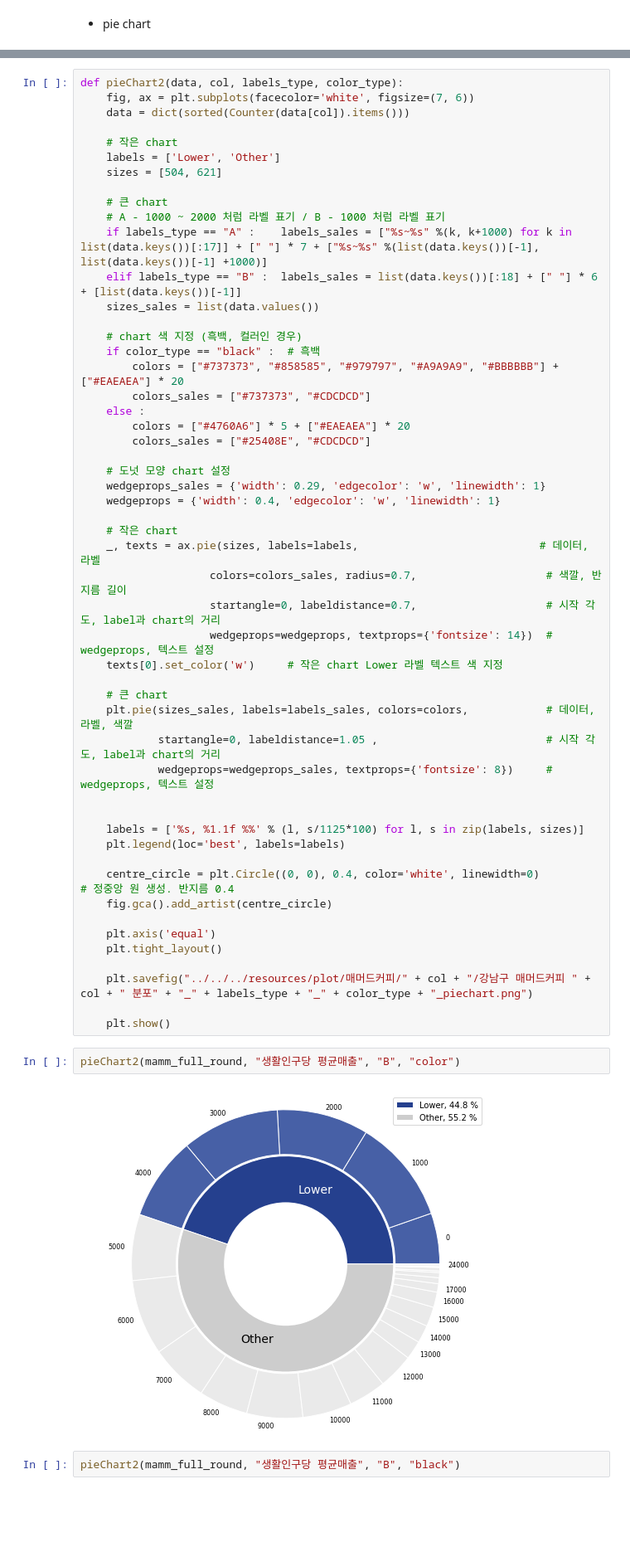
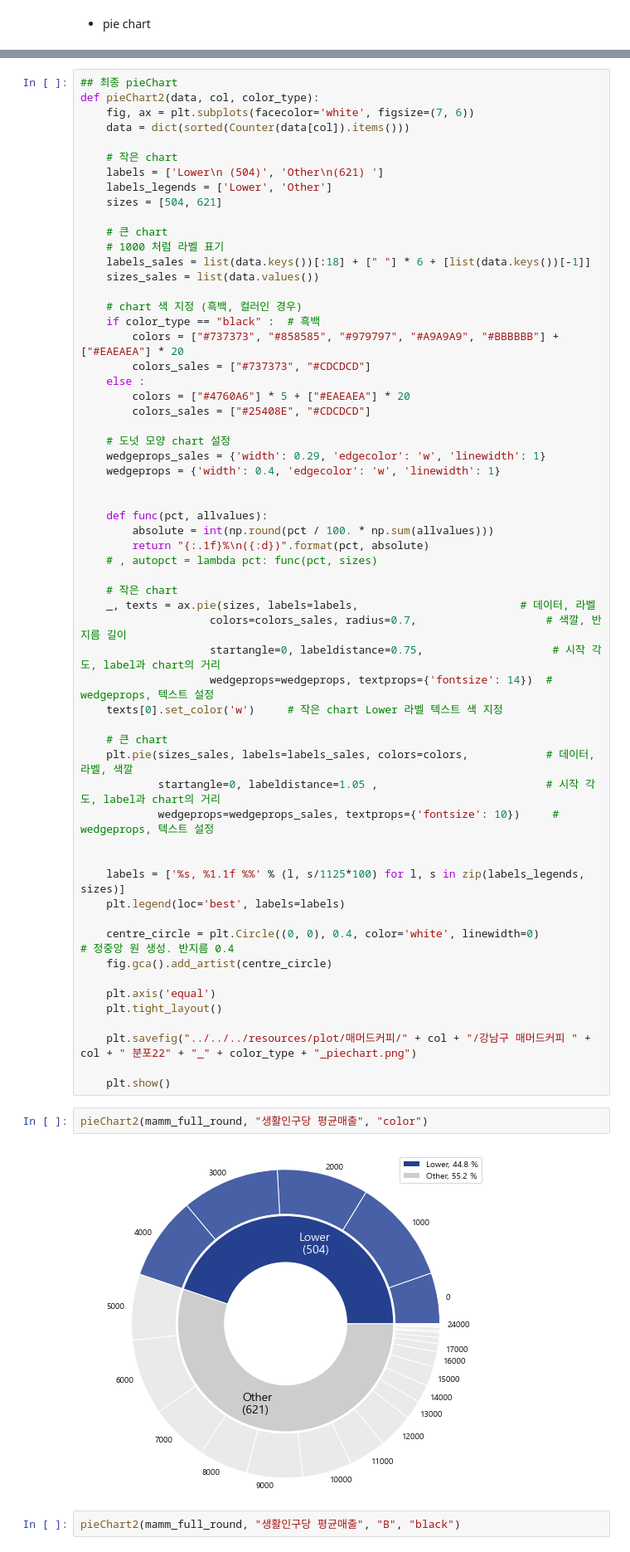
Before and after one commit to POSdata-Sales-Prediction/Store-operation-consulting, a Jupyter notebook: Modeling/Sub2/plot.ipynb, the cells around one changed output, grey strips where cells are left out. Shown: that part at 83% size. Drawn from its saved outputs; the diff is of its cells as text; blank space fills up the shorter version.

Commit message:
[22.09.21] pie plot 코드 수정

```diff
--- a/Modeling/Sub2/plot.ipynb
+++ b/Modeling/Sub2/plot.ipynb
@@ -158,18 +188,19 @@ pieChart(mamm_full_round, "생활인구당 평균매출")
 # %% [output]
 [figure]
 # %%
-def pieChart2(data, col, labels_type, color_type):
+## 최종 pieChart
+def pieChart2(data, col, color_type):
     fig, ax = plt.subplots(facecolor='white', figsize=(7, 6))
     data = dict(sorted(Counter(data[col]).items()))
 
     # 작은 chart
-    labels = ['Lower', 'Other']
+    labels = ['Lower\n (504)', 'Other\n(621) ']
+    labels_legends = ['Lower', 'Other']
     sizes = [504, 621]
 
     # 큰 chart
-    # A - 1000 ~ 2000 처럼 라벨 표기 / B - 1000 처럼 라벨 표기
-    if labels_type == "A" :    labels_sales = ["%s~%s" %(k, k+1000) for k in list(data.keys())[:17]] + [" "] * 7 + ["%s~%s" %(list(data.keys())[-1], list(data.keys())[-1] +1000)]
-    elif labels_type == "B" :  labels_sales = list(data.keys())[:18] + [" "] * 6 + [list(data.keys())[-1]]
+    # 1000 처럼 라벨 표기
+    labels_sales = list(data.keys())[:18] + [" "] * 6 + [list(data.keys())[-1]]
     sizes_sales = list(data.values())
 
     # chart 색 지정 (흑백, 컬러인 경우)
@@ -184,20 +215,26 @@ def pieChart2(data, col, labels_type, color_type):
     wedgeprops_sales = {'width': 0.29, 'edgecolor': 'w', 'linewidth': 1}
     wedgeprops = {'width': 0.4, 'edgecolor': 'w', 'linewidth': 1}
 
+
+    def func(pct, allvalues):
+        absolute = int(np.round(pct / 100. * np.sum(allvalues)))
+        return "{:.1f}%\n({:d})".format(pct, absolute)
+    # , autopct = lambda pct: func(pct, sizes)
+
     # 작은 chart
-    _, texts = ax.pie(sizes, labels=labels,                            # 데이터, 라벨
+    _, texts = ax.pie(sizes, labels=labels,                         # 데이터, 라벨
                     colors=colors_sales, radius=0.7,                    # 색깔, 반지름 길이
-                    startangle=0, labeldistance=0.7,                    # 시작 각도, label과 chart의 거리
+                    startangle=0, labeldistance=0.75,                    # 시작 각도, label과 chart의 거리
                     wedgeprops=wedgeprops, textprops={'fontsize': 14})  # wedgeprops, 텍스트 설정
     texts[0].set_color('w')     # 작은 chart Lower 라벨 텍스트 색 지정
 
     # 큰 chart
     plt.pie(sizes_sales, labels=labels_sales, colors=colors,            # 데이터, 라벨, 색깔
             startangle=0, labeldistance=1.05 ,                          # 시작 각도, label과 chart의 거리
-            wedgeprops=wedgeprops_sales, textprops={'fontsize': 8})     # wedgeprops, 텍스트 설정
+            wedgeprops=wedgeprops_sales, textprops={'fontsize': 10})     # wedgeprops, 텍스트 설정
 
 
-    labels = ['%s, %1.1f %%' % (l, s/1125*100) for l, s in zip(labels, sizes)]
+    labels = ['%s, %1.1f %%' % (l, s/1125*100) for l, s in zip(labels_legends, sizes)]
     plt.legend(loc='best', labels=labels)
 
     centre_circle = plt.Circle((0, 0), 0.4, color='white', linewidth=0)         # 정중앙 원 생성. 반지름 0.4
@@ -206,13 +243,13 @@ def pieChart2(data, col, labels_type, color_type):
     plt.axis('equal')
     plt.tight_layout()
 
-    plt.savefig("../../../resources/plot/매머드커피/" + col + "/강남구 매머드커피 " + col + " 분포" + "_" + labels_type + "_" + color_type + "_piechart.png")
+    plt.savefig("../../../resources/plot/매머드커피/" + col + "/강남구 매머드커피 " + col + " 분포22" + "_" + color_type + "_piechart.png")
 
     plt.show()
 # %%
-pieChart2(mamm_full_round, "생활인구당 평균매출", "B", "color")
+pieChart2(mamm_full_round, "생활인구당 평균매출", "color")
 # %% [output]
-[figure, old version]
+[figure, new version]
 # %%
 pieChart2(mamm_full_round, "생활인구당 평균매출", "B", "black")
 # %% [output]
```
Also changed, not shown: parts of 5 cells of this notebook.
